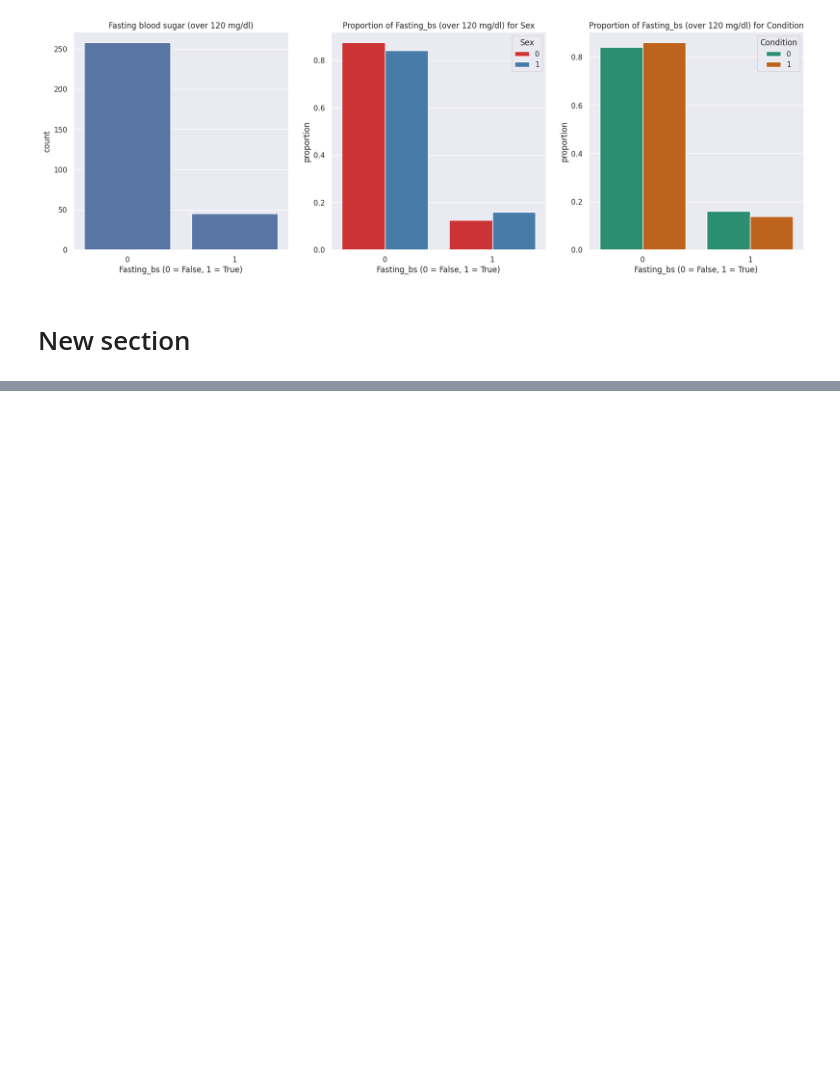
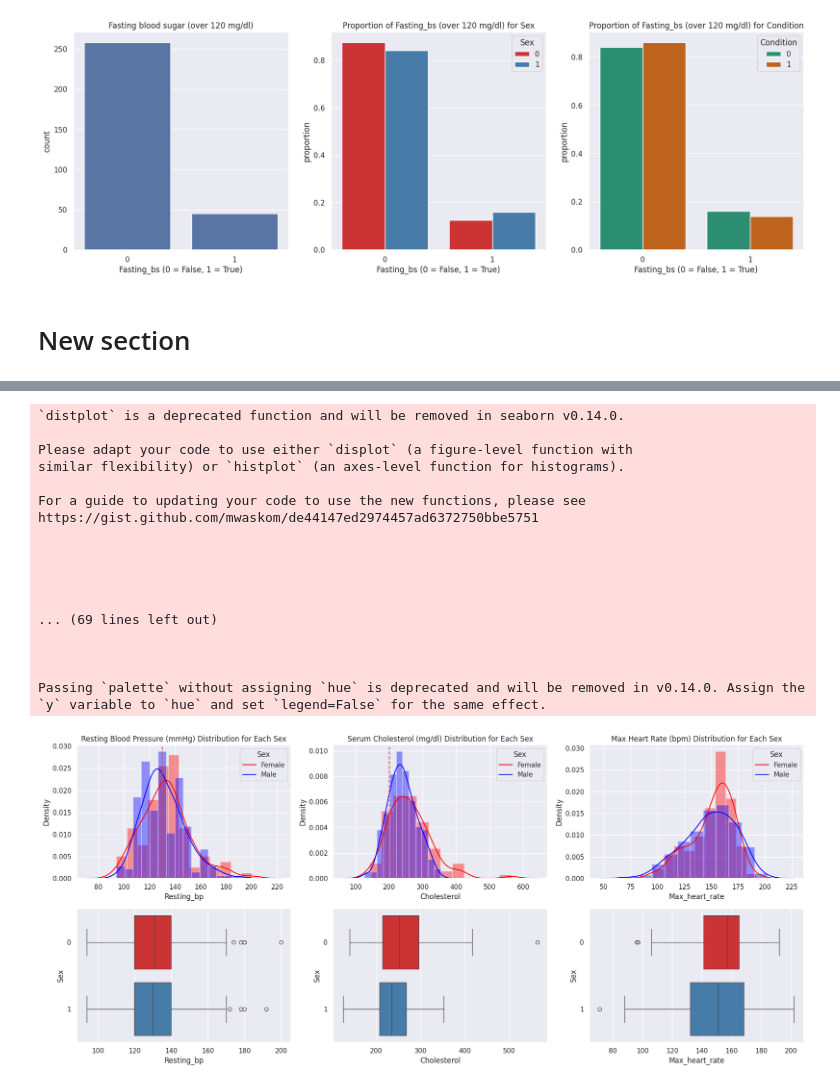
Before and after one commit to GudLukas/Lovelace-Team-Project, a Jupyter notebook: data.ipynb, the cells around one changed output, grey strips where cells are left out. Saved outputs shown, nothing was run; the diff lists cells and outputs as text; code cells hidden in the pictures; blank space fills up the shorter version.

```diff
--- a/data.ipynb
+++ b/data.ipynb
@@ -196,0 +258,74 @@ risk_factors_fbs(df);
+# %%
+def risk_factors_dist_sex(data):
+    """
+    Show distributions of risk factors for each sex
+    """
+    fig = plt.figure(figsize=(18, 8))
+
+    # Resting blood pressure for each sex
+    plt.subplot(2, 3, 1)
+    trestbps_female = data[data['Sex']==0]['Resting_bp']
+    trestbps_male = data[data['Sex']==1]['Resting_bp']
+    sns.distplot(trestbps_female, color='Red')
+    sns.distplot(trestbps_male, color='Blue')
+    plt.title('Resting Blood Pressure (mmHg) Distribution for Each Sex')
+    plt.gca().legend(title='Sex', labels=['Female','Male'])
+    plt.axvline(x=130, color='r', linestyle='--', label='Hypertension: over 130 mmHg')
+
+    plt.subplot(2, 3, 4)
+    sns.boxplot(x=data['Resting_bp'], y=data['Sex'],
+                palette='Set1', orient='h')
+
+
+    # Serum cholesterol distribution for each sex
+    plt.subplot(2, 3, 2)
+    chol_female = data[data['Sex']==0]['Cholesterol']
+    chol_male = data[data['Sex']==1]['Cholesterol']
+    sns.distplot(chol_female, color='Red')
+    sns.distplot(chol_male, color='Blue')
+    plt.title('Serum Cholesterol (mg/dl) Distribution for Each Sex')
+    plt.gca().legend(title='Sex', labels=['Female','Male'])
+    plt.axvline(x=200, color='r', linestyle='--', label='High Cholesterol: over 200 mg/dl')
+
+    plt.subplot(2, 3, 5)
+    sns.boxplot(x=data['Cholesterol'], y=data['Sex'],
+                palette='Set1', orient='h')
+
+
+    # Max heart rate distribution for each sex
+    plt.subplot(2, 3, 3)
+    thalach_female = data[data['Sex']==0]['Max_heart_rate']
+    thalach_male = data[data['Sex']==1]['Max_heart_rate']
+    sns.distplot(thalach_female, color='Red')
+    sns.distplot(thalach_male, color='Blue')
+    plt.title('Max Heart Rate (bpm) Distribution for Each Sex')
+    plt.gca().legend(title='Sex', labels=['Female','Male'])
+
+    plt.subplot(2, 3, 6)
+    sns.boxplot(x=data['Max_heart_rate'], y=data['Sex'],
+                palette='Set1', orient='h')
+
+    plt.tight_layout()
+    plt.show()
+
+
+risk_factors_dist_sex(df);
+# %% [output]
+`distplot` is a deprecated function and will be removed in seaborn v0.14.0.
+
+Please adapt your code to use either `displot` (a figure-level function with
+similar flexibility) or `histplot` (an axes-level function for histograms).
+
+For a guide to updating your code to use the new functions, please see
+https://gist.github.com/mwaskom/de44147ed2974457ad6372750bbe5751
+
+
+
+
+
+... (69 lines left out)
+
+
+
+Passing `palette` without assigning `hue` is deprecated and will be removed in v0.14.0. Assign the `y` variable to `hue` and set `legend=False` for the same effect.
+[figure, added]
```
Also changed, not shown: parts of 10 cells of this notebook.
